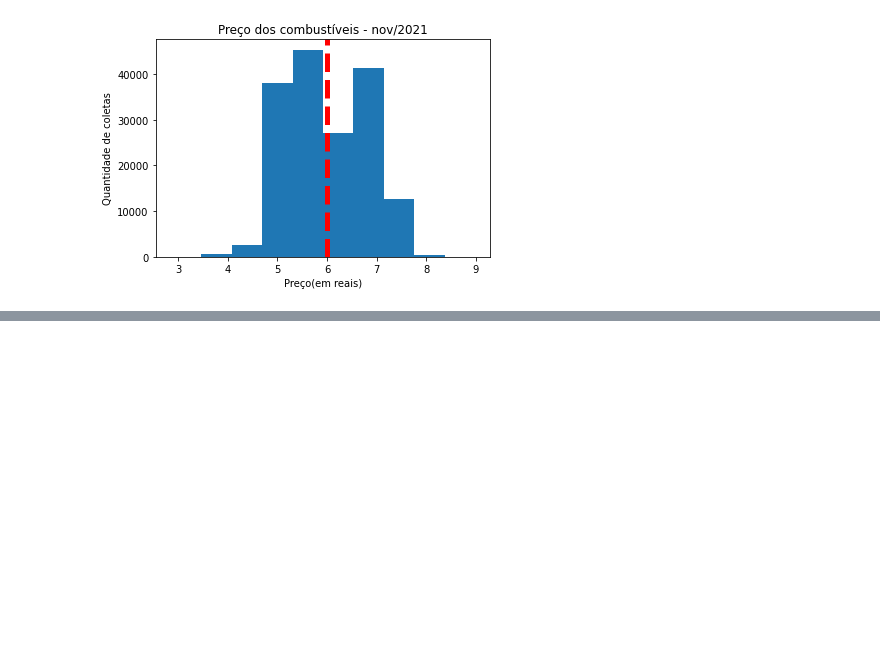
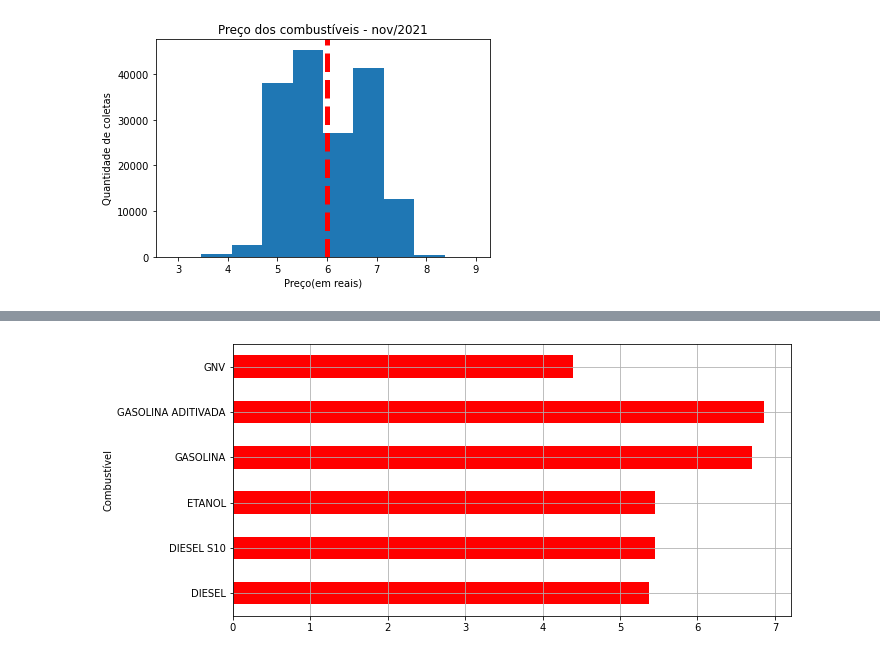
Before and after one commit to thayseps/CursodeExtensaoPythonPandas, a Jupyter notebook: segundo_exemplo_em_python_pandas.ipynb, the cells around one changed output, grey strips where cells are left out. Cells and saved outputs as stored; diff of their text form; code cells hidden in the pictures; blank space fills up the shorter version.

```diff
--- a/segundo_exemplo_em_python_pandas.ipynb
+++ b/segundo_exemplo_em_python_pandas.ipynb
@@ -299,3 +299,8 @@ plt.axvline(combustiveis_df['Valor de Venda'].mean(), color='red', linestyle='da
 plt.show() #tem que botar, show = mostra o gráfico
 # %% [output]
 [figure]
+# %%
+#segundo gráfico
+#Visualização do consumo médio
+c_mean = combustiveis_df['Valor de Venda'].groupby(by=combustiveis_df['Produto']).mean()
+display(c_mean)
@@ -301,0 +316,17 @@ plt.show() #tem que botar, show = mostra o gráfico
+# %%
+#Vou definir a área do gráfico
+plt.figure(figsize=(10,5))
+c_mean.plot(
+    kind="barh",
+    xlabel="Combustível",
+    ylabel="Preço reais/litro",
+    color='red'
+)
+
+#Grid
+plt.grid()
+
+#Show
+plt.show()
+# %% [output]
+[figure, added]
```
Also changed, not shown: parts of 1 cell of this notebook.
